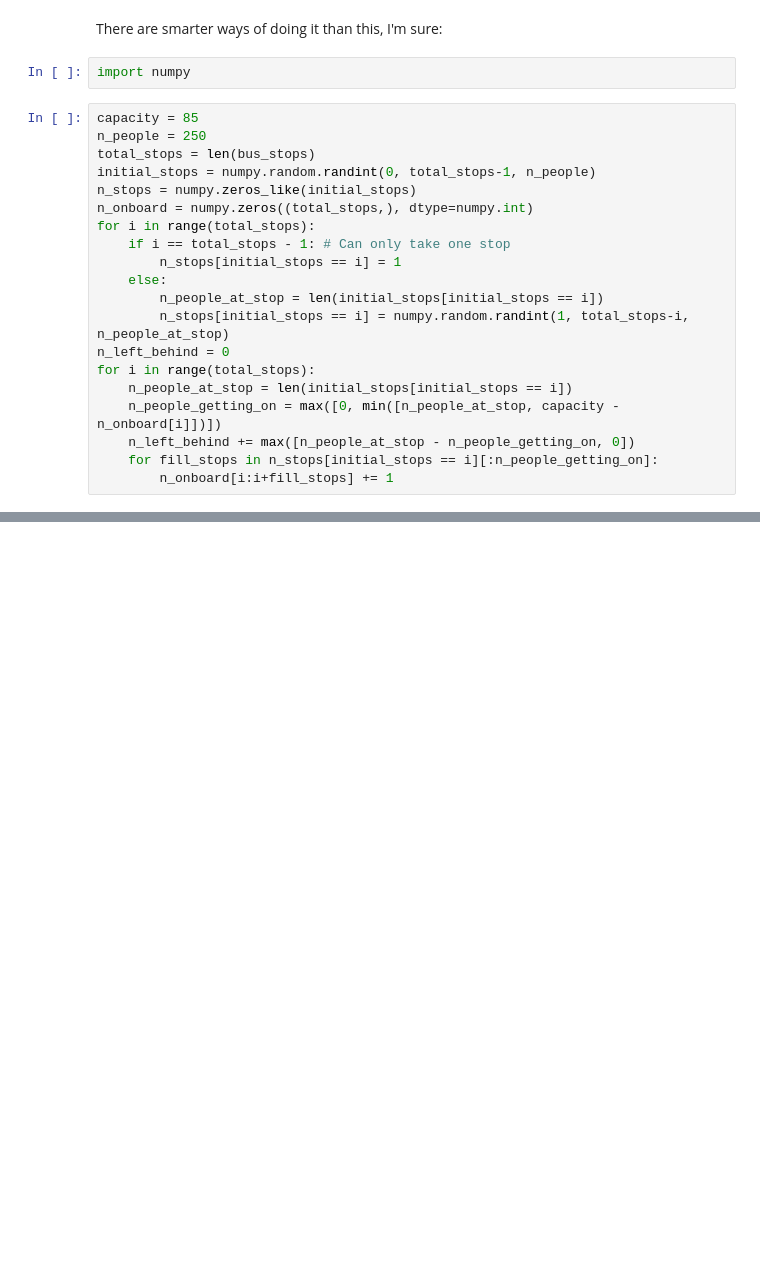
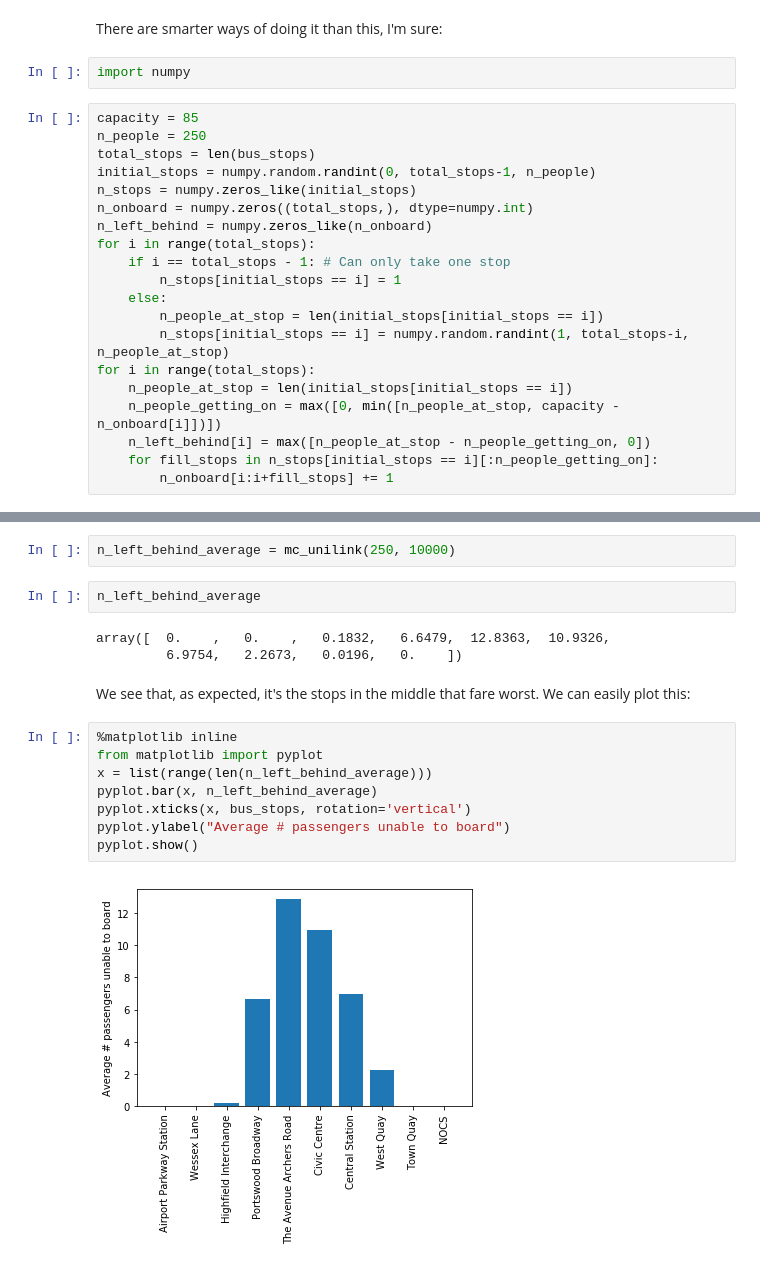
Before and after one commit to IanHawke/msc-or-python, a Jupyter notebook: examples.ipynb, the cells around one changed output, grey strips where cells are left out. Drawn from its saved outputs; the diff is of its cells as text; blank space fills up the shorter version.

```diff
--- a/examples.ipynb
+++ b/examples.ipynb
@@ -554,17 +554,17 @@ total_stops = len(bus_stops)
 initial_stops = numpy.random.randint(0, total_stops-1, n_people)
 n_stops = numpy.zeros_like(initial_stops)
 n_onboard = numpy.zeros((total_stops,), dtype=numpy.int)
+n_left_behind = numpy.zeros_like(n_onboard)
 for i in range(total_stops):
     if i == total_stops - 1: # Can only take one stop
         n_stops[initial_stops == i] = 1
     else:
         n_people_at_stop = len(initial_stops[initial_stops == i])
         n_stops[initial_stops == i] = numpy.random.randint(1, total_stops-i, n_people_at_stop)
-n_left_behind = 0
 for i in range(total_stops):
     n_people_at_stop = len(initial_stops[initial_stops == i])
     n_people_getting_on = max([0, min([n_people_at_stop, capacity - n_onboard[i]])])
-    n_left_behind += max([n_people_at_stop - n_people_getting_on, 0])
+    n_left_behind[i] = max([n_people_at_stop - n_people_getting_on, 0])
     for fill_stops in n_stops[initial_stops == i][:n_people_getting_on]:
         n_onboard[i:i+fill_stops] += 1
 # %%
@@ -577,0 +633,19 @@ print(n_onboard)
+# %%
+n_left_behind_average = mc_unilink(250, 10000)
+# %%
+n_left_behind_average
+# %% [output]
+array([  0.    ,   0.    ,   0.1832,   6.6479,  12.8363,  10.9326,
+         6.9754,   2.2673,   0.0196,   0.    ])
+# %% [markdown]
+We see that, as expected, it's the stops in the middle that fare worst. We can easily plot this:
+# %%
+%matplotlib inline
+from matplotlib import pyplot
+x = list(range(len(n_left_behind_average)))
+pyplot.bar(x, n_left_behind_average)
+pyplot.xticks(x, bus_stops, rotation='vertical')
+pyplot.ylabel("Average # passengers unable to board")
+pyplot.show()
+# %% [output]
+[figure, added]
```
Also changed, not shown: parts of 7 cells of this notebook.
